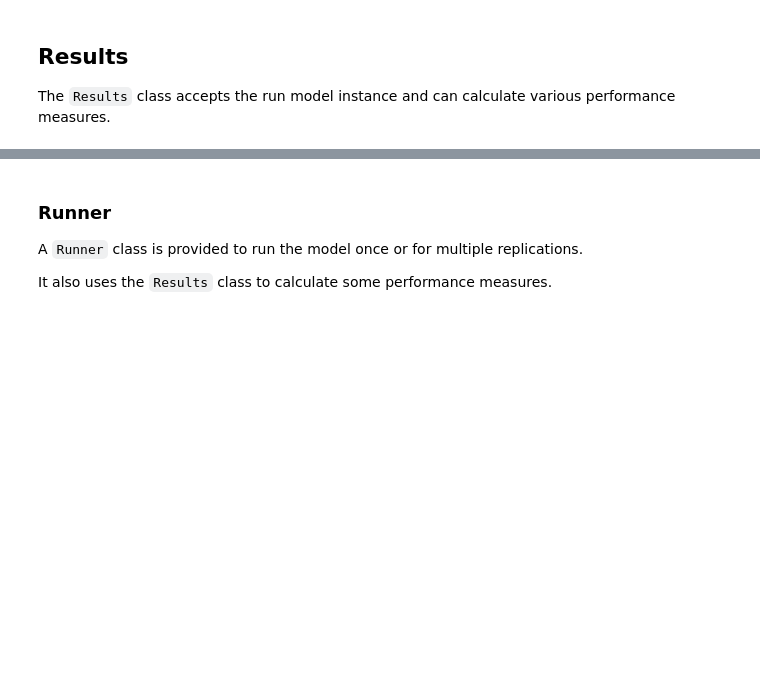
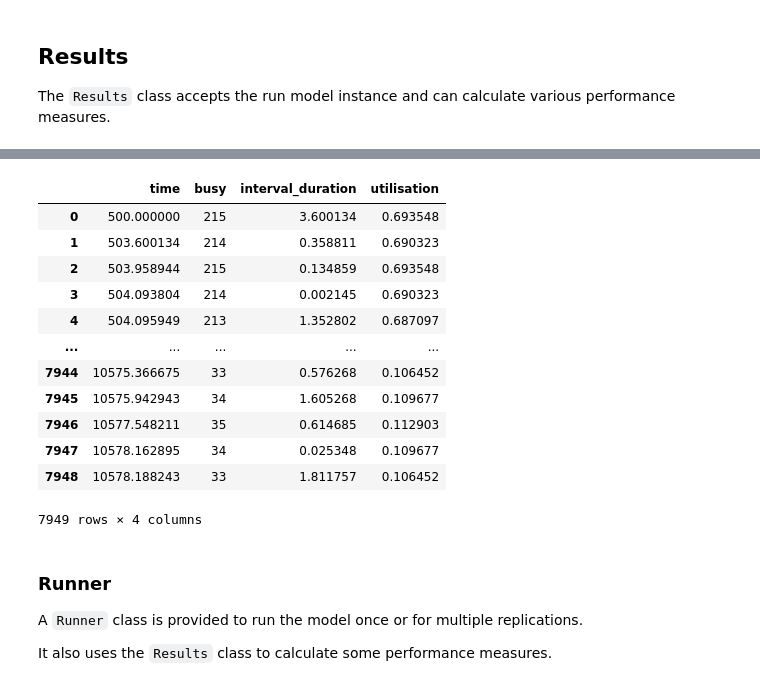
Before and after one commit to ambmodels/ambdes, a Jupyter notebook: notebooks/aggregate_model.ipynb, the cells around one changed output, grey strips where cells are left out. Cells and saved outputs as stored; diff of their text form; code cells hidden in the pictures; blank space fills up the shorter version.

```diff
--- a/notebooks/aggregate_model.ipynb
+++ b/notebooks/aggregate_model.ipynb
@@ -218,3 +218,19 @@ Results(model).summary_df()
+# %%
+Results(model).utilisation_df()
+# %% [output]
+|  | time | busy | interval_duration | utilisation |
+| 0 | 500.000000 | 215 | 3.600134 | 0.693548 |
+| 1 | 503.600134 | 214 | 0.358811 | 0.690323 |
+| 2 | 503.958944 | 215 | 0.134859 | 0.693548 |
+| 3 | 504.093804 | 214 | 0.002145 | 0.690323 |
+| 4 | 504.095949 | 213 | 1.352802 | 0.687097 |
+| ... | ... | ... | ... | ... |
+| 7944 | 10575.366675 | 33 | 0.576268 | 0.106452 |
+| 7945 | 10575.942943 | 34 | 1.605268 | 0.109677 |
+| 7946 | 10577.548211 | 35 | 0.614685 | 0.112903 |
+| 7947 | 10578.162895 | 34 | 0.025348 | 0.109677 |
+| 7948 | 10578.188243 | 33 | 1.811757 | 0.106452 |
+7949 rows × 4 columns
 # %% [markdown]
 ### Runner
 
```
Also changed, not shown: parts of 5 cells of this notebook, 1 other file.
